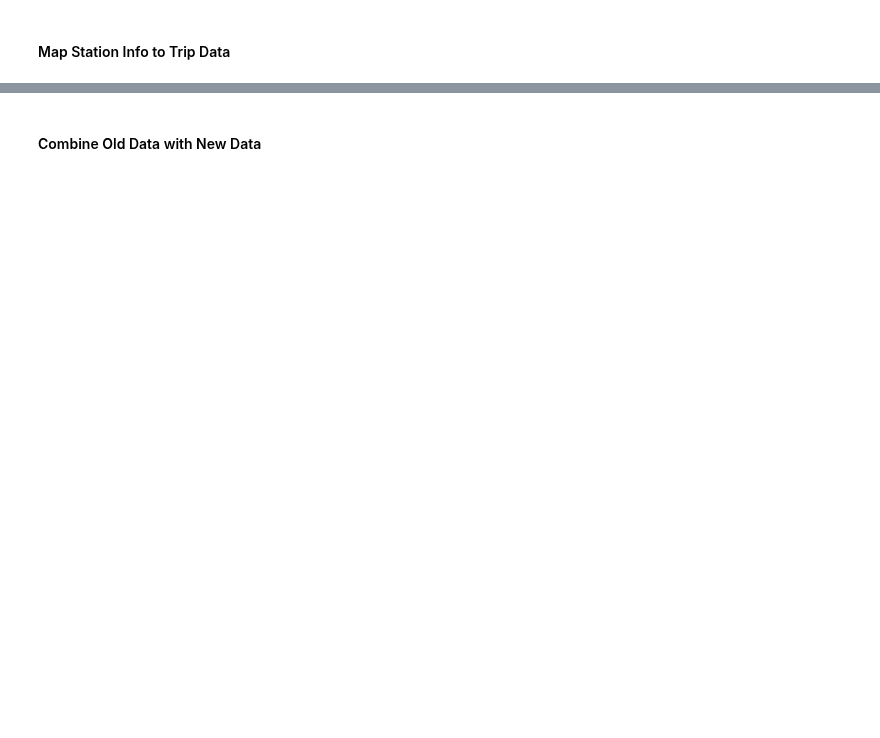
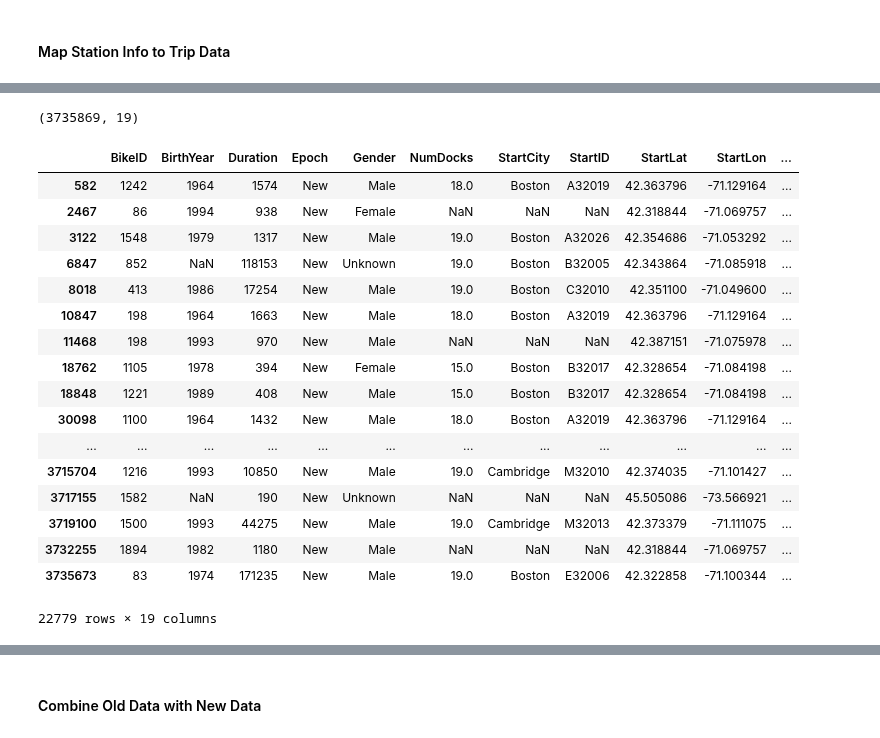
Before and after one commit to cneiderer/Class_Projects, a Jupyter notebook: Project5/StationMapping.ipynb, the cells around one changed output, grey strips where cells are left out. Drawn from its saved outputs; the diff is of its cells as text; code cells hidden in the pictures; blank space fills up the shorter version.

```diff
--- a/Project5/StationMapping.ipynb
+++ b/Project5/StationMapping.ipynb
@@ -226,7 +242,16 @@ stop_df = stop_df[~stop_df.duplicated()]
 # %%
-df = pd.DataFrame(np.concatenate([start_df.as_matrix(), stop_df.as_matrix()], axis=0),
-                  columns=['StationID', 'StationName', 'Lat', 'Lon'])
-df = df[~df.duplicated()]
-df = df.sort_values('StationID', axis=0)
-df = df.reset_index(drop=True)
-df.head()
+# Compile start stations
+start_df = new_df[['StartID', 'StartName', 'StartLat', 'StartLon']]
+start_df = start_df[~start_df.duplicated()]
+
+# Compile stop stations
+stop_df = new_df[['StopID', 'StopName', 'StopLat', 'StopLon']]
+stop_df = stop_df[~stop_df.duplicated()]
+
+# Combine start and stop stations
+trip_stations_df = pd.DataFrame(np.concatenate([start_df.as_matrix(), stop_df.as_matrix()], axis=0),
+                                columns=['StationID', 'StationName', 'Lat', 'Lon'])
+trip_stations_df = trip_stations_df[~trip_stations_df.duplicated()]
+trip_stations_df = trip_stations_df.sort_values('StationID', axis=0)
+trip_stations_df = trip_stations_df.reset_index(drop=True)
+trip_stations_df.head()
@@ -235,5 +265,5 @@ df[(df == 0).any(axis=1)]
 # %%
 # Station mapping
-station_map = {}
-for sid in set(df.StationID):
-    station_map[sid] = set(df[df.StationID == sid].StationName)
+trip_station_map = {}
+for sid in set(trip_stations_df.StationID):
+    trip_station_map[sid] = list(set(trip_stations_df[trip_stations_df.StationID == sid].StationName) )
@@ -242,8 +270,8 @@ station_map
 # %%
 # Find similarity of station naming
 similarity = []
-for key1, val1 in stations.items():
-    for key2, val2 in station_map.items():
+for key1, val1 in station_name_map.items():
+    for key2, val2 in trip_station_map.items():
         item1 = list(val1)[0]
         for item2 in val2:
             similarity.append([key1, str(key2), item1, item2,
@@ -303,2 +366,25 @@ tmp_df.head()
 # %%
 tmp_df.shape
+# %% [output]
+(3735869, 19)
+# %%
+tmp_df[tmp_df.StartCity.isna() | tmp_df.StopCity.isna()]
+# %% [output]
+|  | BikeID | BirthYear | Duration | Epoch | Gender | NumDocks | StartCity | StartID | StartLat | StartLon | ... |
+| 582 | 1242 | 1964 | 1574 | New | Male | 18.0 | Boston | A32019 | 42.363796 | -71.129164 | ... |
+| 2467 | 86 | 1994 | 938 | New | Female | NaN | NaN | NaN | 42.318844 | -71.069757 | ... |
+| 3122 | 1548 | 1979 | 1317 | New | Male | 19.0 | Boston | A32026 | 42.354686 | -71.053292 | ... |
+| 6847 | 852 | NaN | 118153 | New | Unknown | 19.0 | Boston | B32005 | 42.343864 | -71.085918 | ... |
+| 8018 | 413 | 1986 | 17254 | New | Male | 19.0 | Boston | C32010 | 42.351100 | -71.049600 | ... |
+| 10847 | 198 | 1964 | 1663 | New | Male | 18.0 | Boston | A32019 | 42.363796 | -71.129164 | ... |
+| 11468 | 198 | 1993 | 970 | New | Male | NaN | NaN | NaN | 42.387151 | -71.075978 | ... |
+| 18762 | 1105 | 1978 | 394 | New | Female | 15.0 | Boston | B32017 | 42.328654 | -71.084198 | ... |
+| 18848 | 1221 | 1989 | 408 | New | Male | 15.0 | Boston | B32017 | 42.328654 | -71.084198 | ... |
+| 30098 | 1100 | 1964 | 1432 | New | Male | 18.0 | Boston | A32019 | 42.363796 | -71.129164 | ... |
+| ... | ... | ... | ... | ... | ... | ... | ... | ... | ... | ... | ... |
+| 3715704 | 1216 | 1993 | 10850 | New | Male | 19.0 | Cambridge | M32010 | 42.374035 | -71.101427 | ... |
+| 3717155 | 1582 | NaN | 190 | New | Unknown | NaN | NaN | NaN | 45.505086 | -73.566921 | ... |
+| 3719100 | 1500 | 1993 | 44275 | New | Male | 19.0 | Cambridge | M32013 | 42.373379 | -71.111075 | ... |
+| 3732255 | 1894 | 1982 | 1180 | New | Male | NaN | NaN | NaN | 42.318844 | -71.069757 | ... |
+| 3735673 | 83 | 1974 | 171235 | New | Male | 19.0 | Boston | E32006 | 42.322858 | -71.100344 | ... |
+22779 rows × 19 columns
```
Also changed, not shown: parts of 37 cells of this notebook.
